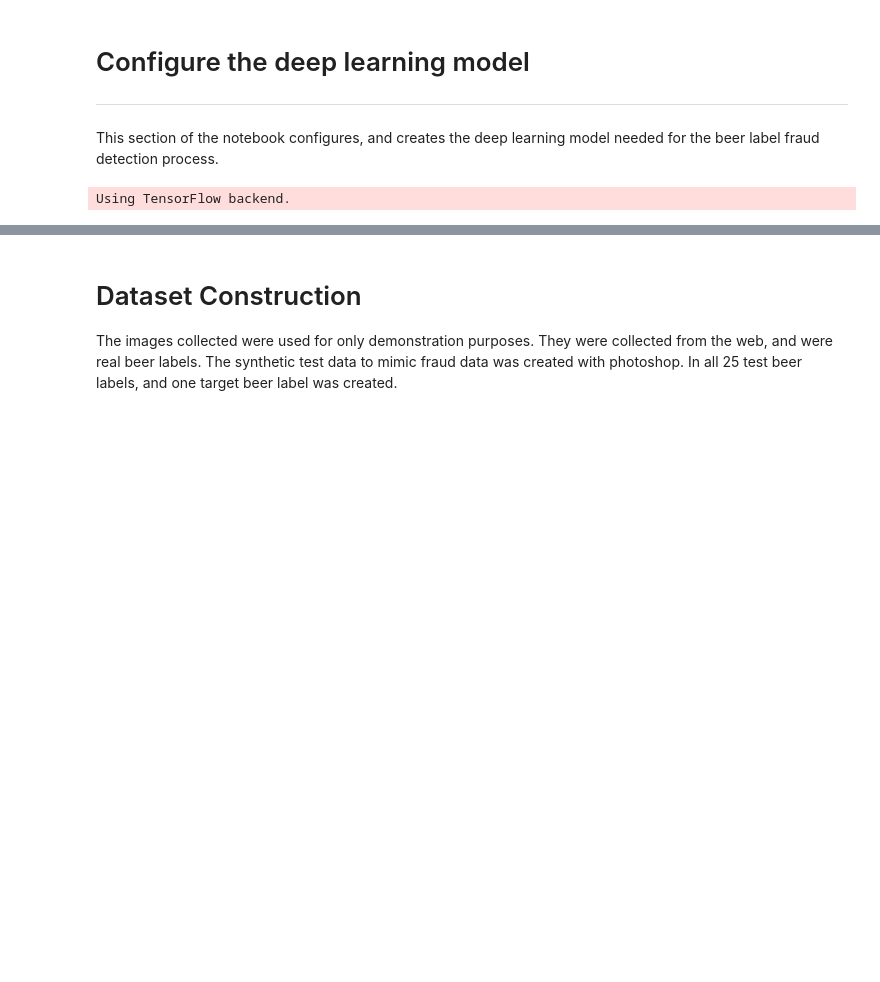
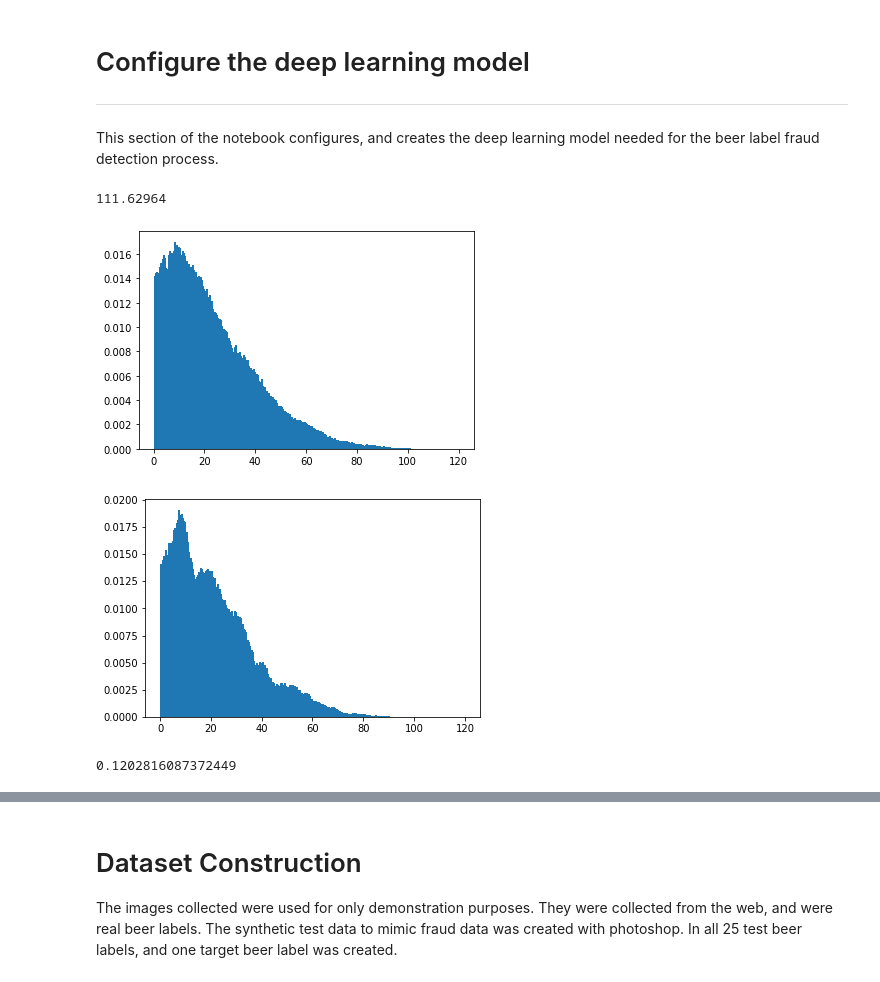
Before and after one commit to MetroStar/LabelAndFraudDetections, a Jupyter notebook: TTB/BeerLabelValidation.ipynb, the cells around one changed output, grey strips where cells are left out. Drawn from its saved outputs; the diff is of its cells as text; code cells hidden in the pictures; blank space fills up the shorter version.

Commit message:
Commited for backup purposes so that new version that depends on histogram difference to recognize the target label

```diff
--- a/TTB/BeerLabelValidation.ipynb
+++ b/TTB/BeerLabelValidation.ipynb
@@ -27,54 +27,66 @@ import numpy as np
 import os
 
 testdata_dir = os.environ['MLDIR'] + "/TestData/"
-np.random.seed(1000)
+from numpy.random import seed
+seed(200)
+tf.compat.v1.random.set_random_seed(1000)
+
 img_shape = (224, 224, 3)
 l2_reg = 0
 # Create the Deep Learning Model to detect fraudulent labels
 # Layer 1
 alexnet = Sequential()
 alexnet.add(Conv2D(96, (11, 11), input_shape=img_shape, padding='same', kernel_regularizer=l2(l2_reg)))
+#alexnet.add(Conv2D(96, (11, 11), input_shape=img_shape, padding='same'))
 alexnet.add(BatchNormalization())
 alexnet.add(Activation('relu'))
 alexnet.add(MaxPooling2D(pool_size=(2, 2)))
 # Layer 2
 alexnet.add(Conv2D(256, (5, 5), padding='same'))
 alexnet.add(BatchNormalization())
 alexnet.add(Activation('relu'))
 alexnet.add(MaxPooling2D(pool_size=(2, 2)))
 
-x = np.zeros((2, 224, 224, 3))
-
 # Load the validation image, or target image
 subject01 = Image.open(testdata_dir + 'label_fraud/beer_label_fraud/Bud_Label.png')
 
 # Load in input image
-subject02 = Image.open(testdata_dir + 'label_fraud/beer_label_fraud/Bud_Label.png')
+subject02 = Image.open(testdata_dir + 'label_fraud/beer_label_fraud/images/Lager_Label.png')
 
 # Normalize the input images
 subject01 = subject01.convert('RGB')
 subject02 = subject02.convert('RGB')
 subj01 = subject01.resize((224, 224))
 subj02 = subject02.resize((224, 224))
 subj01_a = np.array(subj01)
 subj02_a = np.array(subj02)
 
 
 #Here's where we do some voodoo
 x[0] = subj01_a
 x[1] = subj02_a
 x_out_1 = alexnet.predict(x[0:2])
 x_out_1_r = np.ravel(x_out_1[0])
 x_out_2_r = np.ravel(x_out_1[1])
 
-be_l, hist_l = np.histogram(x_out_1_r, bins=100000, range=[0.0, 250.0], density = True)
-cor01 = np.dot(be_l[:], be_l[:])
+print(str(x_out_1_r.max()))
+be_l, hist_l = np.histogram(x_out_1_r, bins=240, range=[0.0, 120.0], density = True)
+plt.bar(hist_l[1:-1], be_l[1:])
+plt.show()
 
 # Calculate the
-be_h, hist_h = np.histogram(x_out_2_r, bins=100000, range=[0.0, 250.0], density = True)
-cor02 = np.dot(be_h[:], be_l[:])
+be_h, hist_h = np.histogram(x_out_2_r, bins=240, range=[0.0, 120.0], density = True)
+plt.bar(hist_h[1:-1], be_h[1:])
+plt.show()
+
+cor02 = np.dot(be_h[1:], be_l[1:])
+cor02 = sum(np.abs(be_l[1:] - be_h[1:]))
+print(str(cor02))
 # %% [output]
-Using TensorFlow backend.
+111.62964
+[figure, added]
+[figure, added]
+0.1202816087372449
 # %% [markdown]
 # Target Image
 
```
Also changed, not shown: parts of 2 cells of this notebook.
